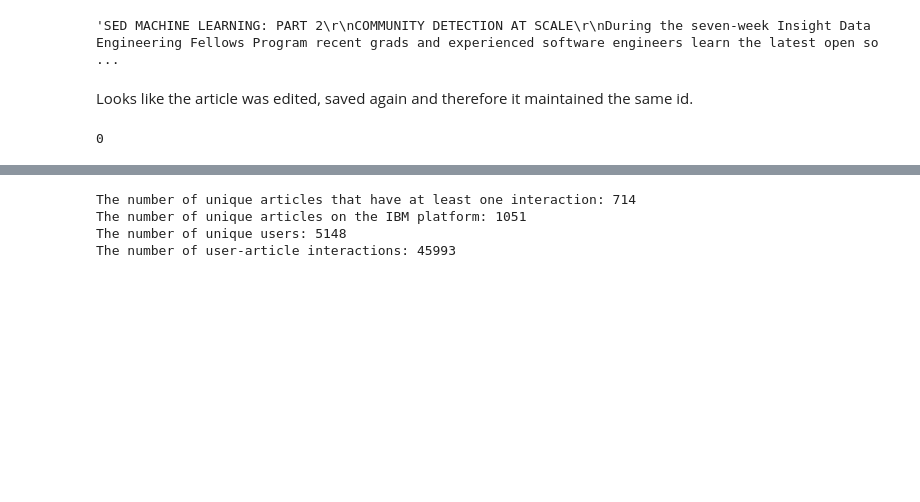
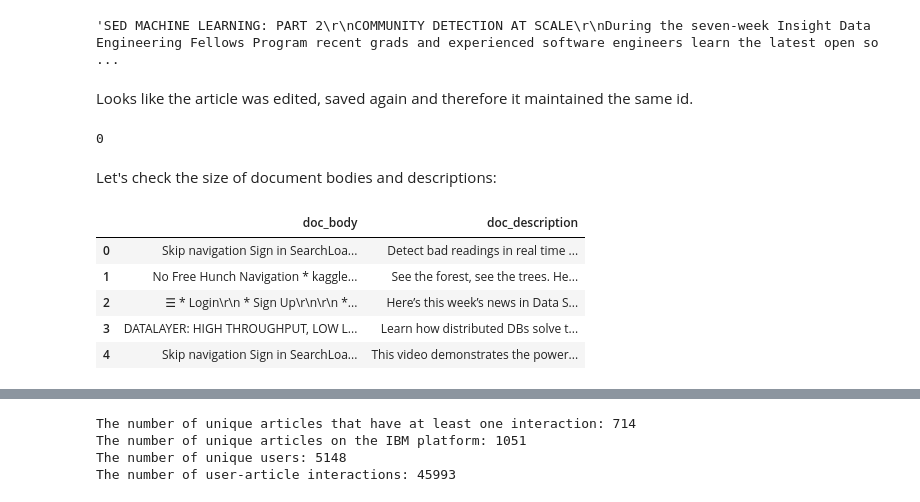
Before and after one commit to marcelokscunha/projects, a Jupyter notebook: recommendations/Recommendations_with_IBM.ipynb, the cells around one changed output, grey strips where cells are left out. Cells and saved outputs as stored; diff of their text form; code cells hidden in the pictures; blank space fills up the shorter version.

```diff
--- a/recommendations/Recommendations_with_IBM.ipynb
+++ b/recommendations/Recommendations_with_IBM.ipynb
@@ -229,3 +229,16 @@ df_content.drop_duplicates(subset='article_id', inplace=True)
 df_content.article_id.duplicated().sum()
 # %% [output]
 0
+# %% [markdown]
+Let's check the size of document bodies and descriptions:
+# %%
+# Let's drop nans, to make it simple (won't affect much statistics of body and description mean length)
+docs = df_content[['doc_body','doc_description']].dropna()
+docs.head()
+# %% [output]
+|  | doc_body | doc_description |
+| 0 | Skip navigation Sign in SearchLoa... | Detect bad readings in real time ... |
+| 1 | No Free Hunch Navigation * kaggle... | See the forest, see the trees. He... |
+| 2 | ☰ * Login\r\n * Sign Up\r\n\r\n *... | Here’s this week’s news in Data S... |
+| 3 | DATALAYER: HIGH THROUGHPUT, LOW L... | Learn how distributed DBs solve t... |
+| 4 | Skip navigation Sign in SearchLoa... | This video demonstrates the power... |
```
Also changed, not shown: parts of 31 cells of this notebook.
